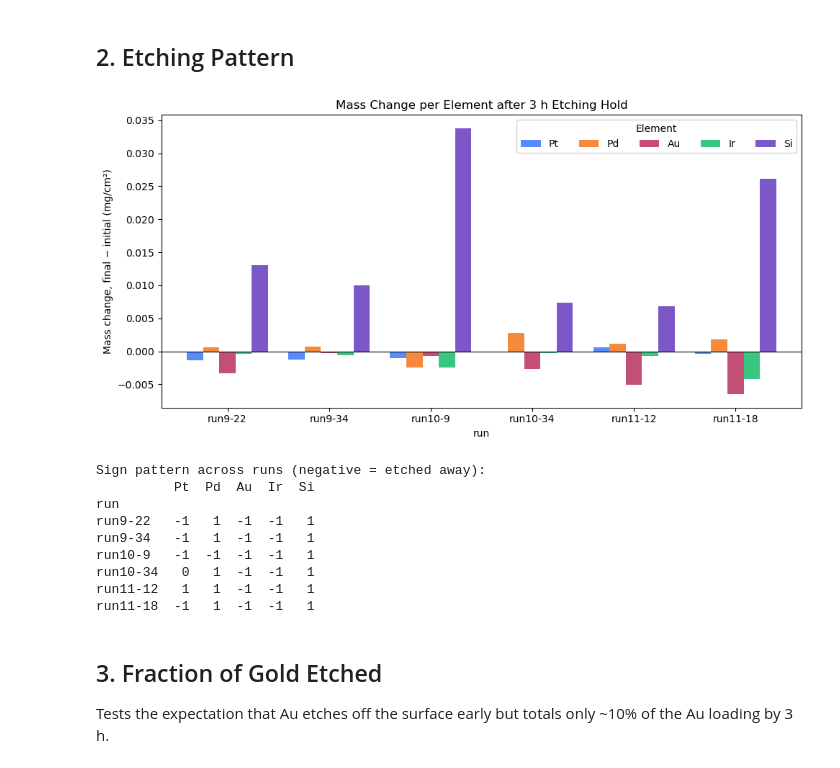
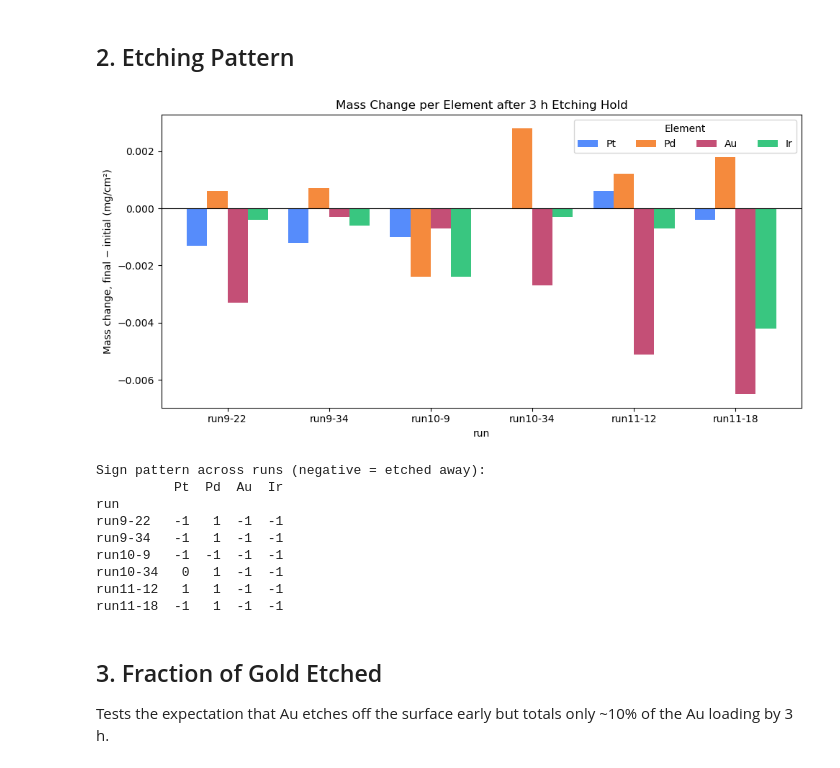
Before and after one commit to jdmazz/OER-ML-paper, a Jupyter notebook: ml_durability.ipynb, the cells around one changed output. Saved outputs shown, nothing was run; the diff lists cells and outputs as text; code cells hidden in the pictures.

```diff
--- a/ml_durability.ipynb
+++ b/ml_durability.ipynb
@@ -51,34 +51,34 @@ Samples: 6
 ## 2. Etching Pattern
 # %%
 # Etching pattern per run: which elements lose mass, which gain
-dm_cols = ['dm_Pt', 'dm_Pd', 'dm_Au', 'dm_Ir', 'dm_Si']
+dm_cols = ['dm_Pt', 'dm_Pd', 'dm_Au', 'dm_Ir']
 plot_df = df.set_index('run')[dm_cols]
-plot_df.columns = ['Pt', 'Pd', 'Au', 'Ir', 'Si']
+plot_df.columns = ['Pt', 'Pd', 'Au', 'Ir']
 
 fig, ax = plt.subplots(figsize=(10, 5))
 plot_df.plot.bar(ax=ax, width=0.8)
 ax.axhline(0, color='black', linewidth=0.8)
 ax.set_ylabel('Mass change, final − initial (mg/cm²)')
 ax.set_title('Mass Change per Element after 3 h Etching Hold')
-ax.legend(title='Element', ncols=5)
+ax.legend(title='Element', ncols=4)
 plt.xticks(rotation=0)
 plt.tight_layout()
 plt.savefig('images/durability_mass_change.png', dpi=300)
 plt.show()
 
 print('Sign pattern across runs (negative = etched away):')
 print(np.sign(plot_df).astype(int).to_string())
 # %% [output]
-[figure, old version]
+[figure, new version]
 Sign pattern across runs (negative = etched away):
-          Pt  Pd  Au  Ir  Si
+          Pt  Pd  Au  Ir
 run
-run9-22   -1   1  -1  -1   1
-run9-34   -1   1  -1  -1   1
-run10-9   -1  -1  -1  -1   1
-run10-34   0   1  -1  -1   1
-run11-12   1   1  -1  -1   1
-run11-18  -1   1  -1  -1   1
+run9-22   -1   1  -1  -1
+run9-34   -1   1  -1  -1
+run10-9   -1  -1  -1  -1
+run10-34   0   1  -1  -1
+run11-12   1   1  -1  -1
+run11-18  -1   1  -1  -1
 # %% [markdown]
 ## 3. Fraction of Gold Etched
 
```
Also changed, not shown: parts of 1 cell of this notebook, 2 other files.
